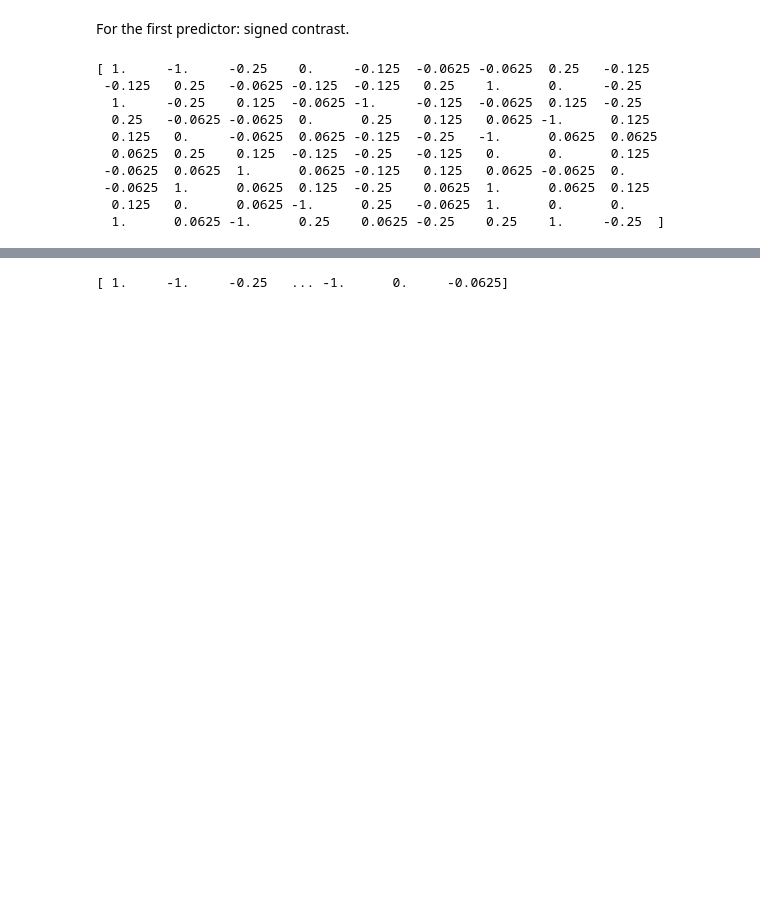
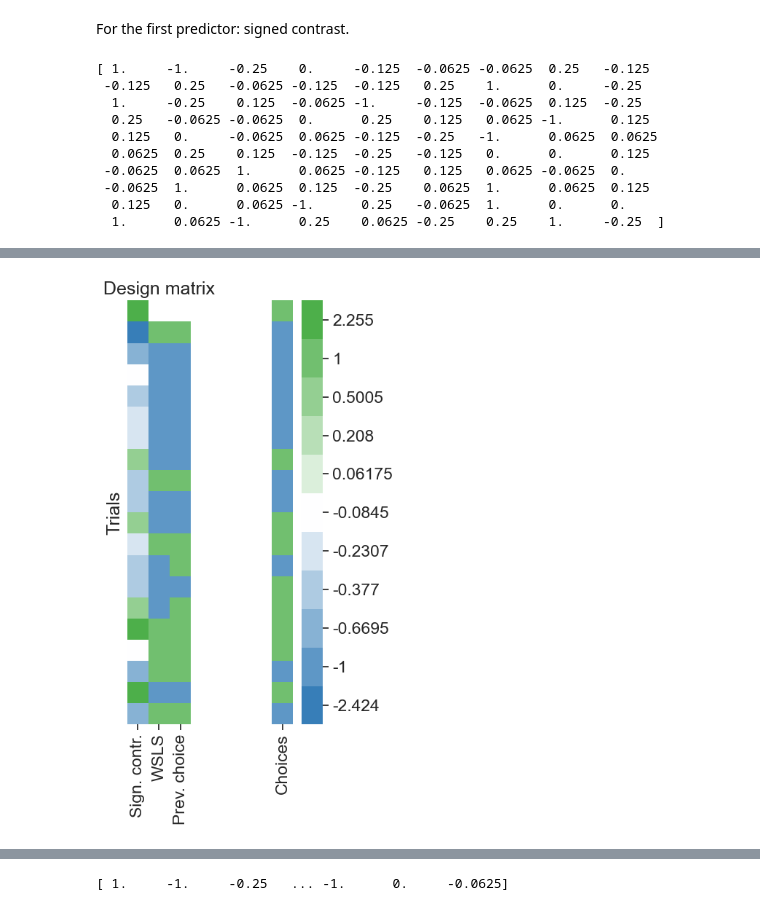
Before and after one commit to camila-maura/glm_hmm_notebook, a Jupyter notebook: scripts/01_ashwood_replication.ipynb, the cells around one changed output, grey strips where cells are left out. Drawn from its saved outputs; the diff is of its cells as text; code cells hidden in the pictures; blank space fills up the shorter version.

```diff
--- a/scripts/01_ashwood_replication.ipynb
+++ b/scripts/01_ashwood_replication.ipynb
@@ -220,12 +224,10 @@ Let's go through the process of building the design matrix with one session.
 # %%
 # Select an example session
 eid = valid_sessions[0]
-
-# Filter that session
 df_sess = df_trials[df_trials["session"] == eid]
 
 # We can select all the necessary values for the design matrix: choice, contrast of stimuli and reward
-choice = df_sess['choice'].reset_index(drop=True)
+choices = df_sess['choice'].reset_index(drop=True)
 stim_left = df_sess['contrastLeft'].reset_index(drop=True)
 stim_right = df_sess['contrastRight'].reset_index(drop=True)
 rewarded = df_sess['feedbackType'].reset_index(drop=True)
@@ -252,8 +254,5 @@ print(signed_contrast)
   1.      0.0625 -1.      0.25    0.0625 -0.25    0.25    1.     -0.25  ]
 # %%
 # Get rid of violation trials i.e trials where the mouse didn't make a choice
-# previous choice vector getting rid of violation trials
-
-# violation mask is going to change
-valid_choices_idx = np.where(~choice.isin([viol_val]))[0]
+valid_choices_idx = np.where(~choices.isin([viol_val]))[0]
 # %% [markdown]
@@ -824,0 +273,6 @@ def get_unnormalized_design_mat(valid_sessions, df_trials, viol_val):
+# %%
+# Create lagged reward predictor
+prev_reward_basis = nmo.basis.HistoryConv(1)
+
+# Create multiplicative basis object for interaction between previous choice and reward
+wsls_basis = prev_choice_basis*prev_reward_basis
@@ -824,0 +325,4 @@ def get_unnormalized_design_mat(valid_sessions, df_trials, viol_val):
+# %%
+# Normalize across the signed contrast
+X = np.copy(X_unnormalized)
+X[:, 0] = preprocessing.scale(X[:, 0])
@@ -824,0 +344,76 @@ def get_unnormalized_design_mat(valid_sessions, df_trials, viol_val):
+# %%
+fig, axes = plt.subplots(1, 2, figsize=(5, 8), sharey=True)
+
+# ---- define signed contrast bins
+signed_levels = np.array([
+    -2.424443102018604,
+    -1.0,
+    -0.6694842882249763,
+    -0.3769911525927051,
+    -0.2307445847765695,
+    -0.0844980169604339,
+     0.06174855085570171,
+     0.20799511867183731,
+     0.5004882543041086,
+     1.0,
+     2.255447068097736,
+])
+
+all_levels = np.unique(signed_levels)
+all_levels.sort()
+
+cmap_cat = LinearSegmentedColormap.from_list(
+    "bias_map",
+    ["#377eb8", "white", "#4daf4a"]  # left → neutral → right
+)
+
+bounds = np.concatenate([
+    all_levels - 1e-6,
+    [all_levels[-1] + 1]
+])
+
+norm = BoundaryNorm(bounds, cmap_cat.N)
+
+# ---- heatmap 1: full design matrix ----
+sns.heatmap(
+    X[:20,:],
+    ax=axes[0],
+    square=True,
+    cmap=cmap_cat,
+    norm=norm,
+    cbar=False
+)
+
+axes[0].set_xticks([0.5, 1.5, 2.5],
+                   ["Sign. contr.", "WSLS", "Prev. choice",],
+                   rotation=90)
+axes[0].set_yticks([])
+#axes[0].set_xlabel("Predictors")
+axes[0].set_ylabel("Trials")
+axes[0].set_title("Design matrix")
+
+# ---- heatmap 2: choices ----
+sns.heatmap(
+    choices[valid_choices_idx].to_numpy().reshape(-1, 1)[:20],
+    ax=axes[1],
+    square=True,
+    cmap=cmap_cat,
+    norm=norm,
+    cbar=True
+)
+axes[0].set_yticks([])
+axes[1].set_xticks([0.5],
+                   ["Choices"],
+                   rotation=90)
+
+cbar = axes[1].collections[0].colorbar
+
+midpoints = (bounds[:-1] + bounds[1:]) / 2
+cbar.ax.minorticks_off()
+cbar.set_ticks(midpoints)
+cbar.set_ticklabels([f"{v:.4g}" for v in signed_levels])
+
+plt.tight_layout()
+plt.show()
+# %% [output]
+[figure, added]
```
Also changed, not shown: parts of 113 cells of this notebook, 4 other files.
